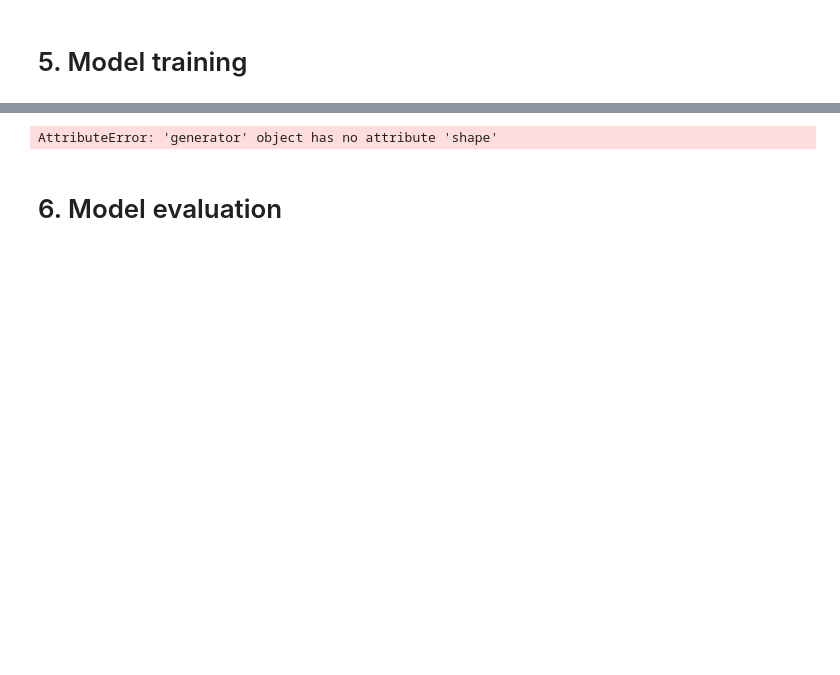
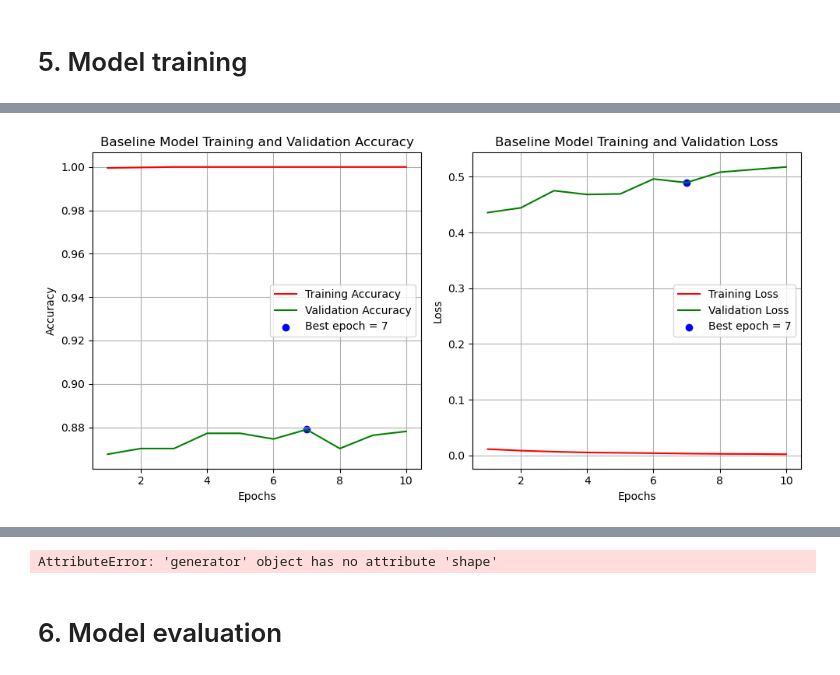
Before and after one commit to lordmana/deep_learning, a Jupyter notebook: Assingment_BrainTumorData_Starting_code.ipynb, the cells around one changed output, grey strips where cells are left out. Cells and saved outputs as stored; diff of their text form; code cells hidden in the pictures; blank space fills up the shorter version.

Commit message:
Update the train_data splitting and plotting

```diff
--- a/Assingment_BrainTumorData_Starting_code.ipynb
+++ b/Assingment_BrainTumorData_Starting_code.ipynb
@@ -297,7 +313,7 @@ from tensorflow.keras import layers, models
 baseline_model = models.Sequential()
 
 # The 1st Convolutional layer with 32 filters (with padding='same' to preserve the input dimensions)
-baseline_model.add(layers.Conv2D(32, (3, 3), activation='relu', padding='same', input_shape=(28, 28, 1)))
+baseline_model.add(layers.Conv2D(32, (3, 3), activation='relu', input_shape=(30, 30, 1)))
 
 # The 1st MaxPooling layer of size 2 x 2
 baseline_model.add(layers.MaxPooling2D((2, 2)))
@@ -344,3 +360,13 @@ Non-trainable params: 0
 _________________________________________________________________
 # %% [markdown]
 # 5. Model training
+# %%
+history = baseline_model.fit(
+    X_train,
+    y_train,
+    batch_size=32,
+    epochs=10,
+    shuffle=True,
+    validation_split=0.2,
+    validation_batch_size = 32
+)
@@ -347,3 +394,48 @@ _________________________________________________________________
+# %%
+import matplotlib.pyplot as plt
+
+def plot_training_history(history):
+    epochs = range(1, len(history.history['accuracy']) + 1)
+
+    # Plot training and validation accuracy
+    plt.figure(figsize=(10, 5))
+
+    # Accuracy plot
+    plt.subplot(1, 2, 1)
+    plt.plot(epochs, history.history['accuracy'], 'r', label='Training Accuracy')
+    plt.plot(epochs, history.history['val_accuracy'], 'g', label='Validation Accuracy')
+    plt.title('Baseline Model Training and Validation Accuracy')
+    plt.xlabel('Epochs')
+    plt.ylabel('Accuracy')
+    plt.legend()
+    plt.grid(True)
+
+    # Highlight the best epoch for validation accuracy
+    best_epoch_acc = history.history['val_accuracy'].index(max(history.history['val_accuracy'])) + 1
+    plt.scatter(best_epoch_acc, max(history.history['val_accuracy']), label=f'Best epoch = {best_epoch_acc}', color='blue')
+    plt.legend()
+
+    # Loss plot
+    plt.subplot(1, 2, 2)
+    plt.plot(epochs, history.history['loss'], 'r', label='Training Loss')
+    plt.plot(epochs, history.history['val_loss'], 'g', label='Validation Loss')
+    plt.title('Baseline Model Training and Validation Loss')
+    plt.xlabel('Epochs')
+    plt.ylabel('Loss')
+    plt.legend()
+    plt.grid(True)
+
+    # Highlight the best epoch for validation loss based on the best validation accuracy epoch
+    plt.scatter(best_epoch_acc, history.history['val_loss'][best_epoch_acc - 1], label=f'Best epoch = {best_epoch_acc}', color='blue')
+    plt.legend()
+
+    plt.tight_layout()
+    plt.show()
+
+# Call the function with the history object returned from model.fit()
+plot_training_history(history)
+# %% [output]
+[figure, added]
 # %%
 from tensorflow.keras.utils import to_categorical
 
```
Also changed, not shown: parts of 7 cells of this notebook.
